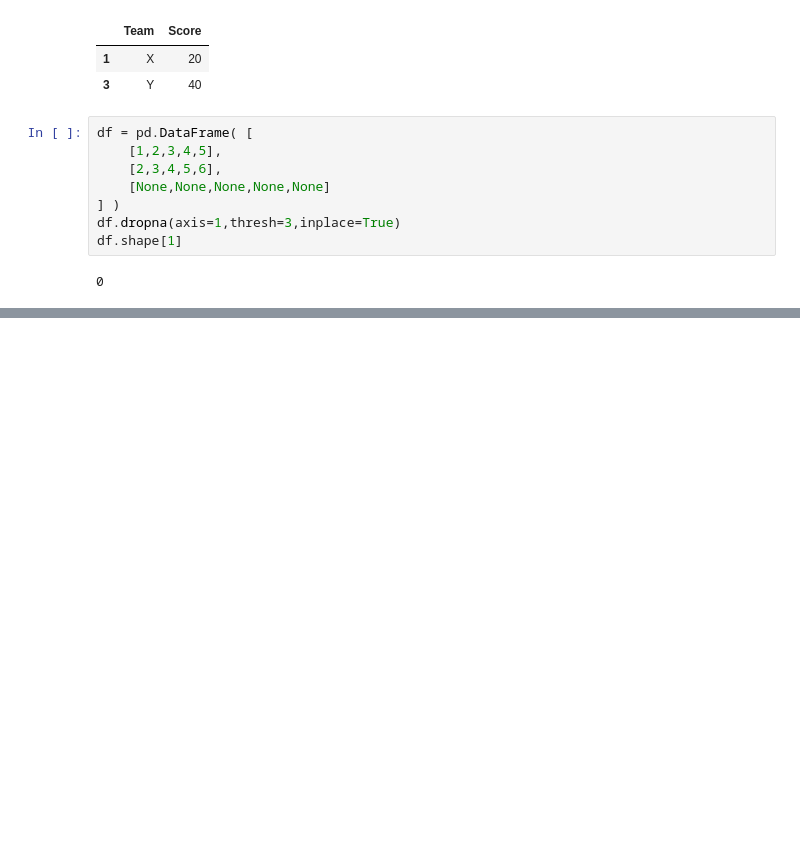
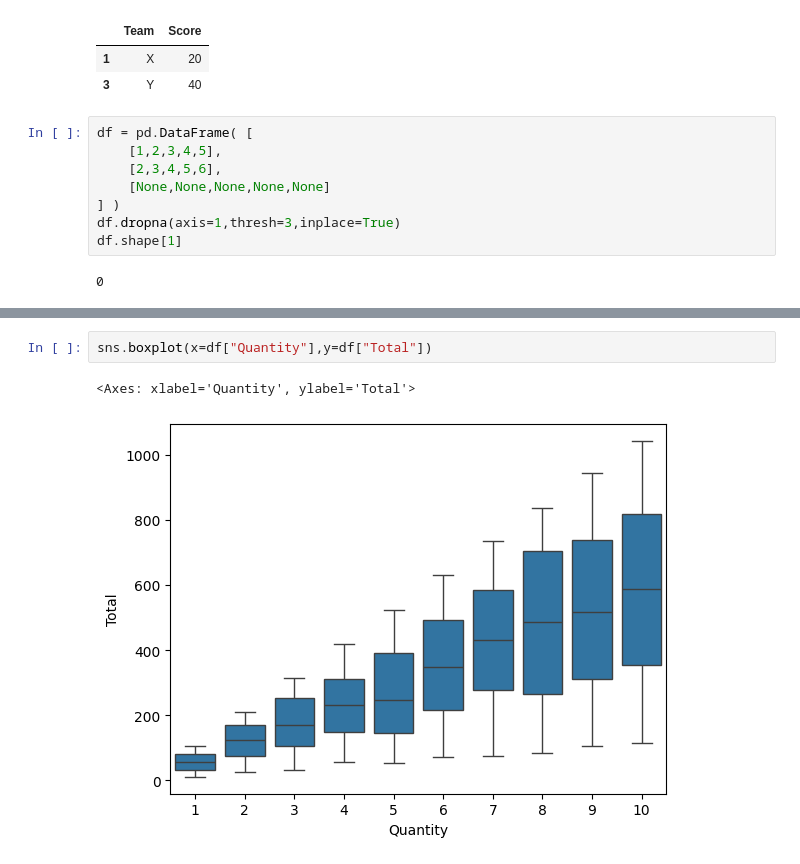
Before and after one commit to vedpcse-stack/Machine-Learning, a Jupyter notebook: Pandas/PB_Parctice.ipynb, the cells around one changed output, grey strips where cells are left out. Saved outputs shown, nothing was run; the diff lists cells and outputs as text; blank space fills up the shorter version.

```diff
--- a/Pandas/PB_Parctice.ipynb
+++ b/Pandas/PB_Parctice.ipynb
@@ -77,0 +208,5 @@ df.shape[1]
+# %%
+sns.boxplot(x=df["Quantity"],y=df["Total"])
+# %% [output]
+<Axes: xlabel='Quantity', ylabel='Total'>
+[figure, added]
```
Also changed, not shown: parts of 15 cells of this notebook, 4 other files.
